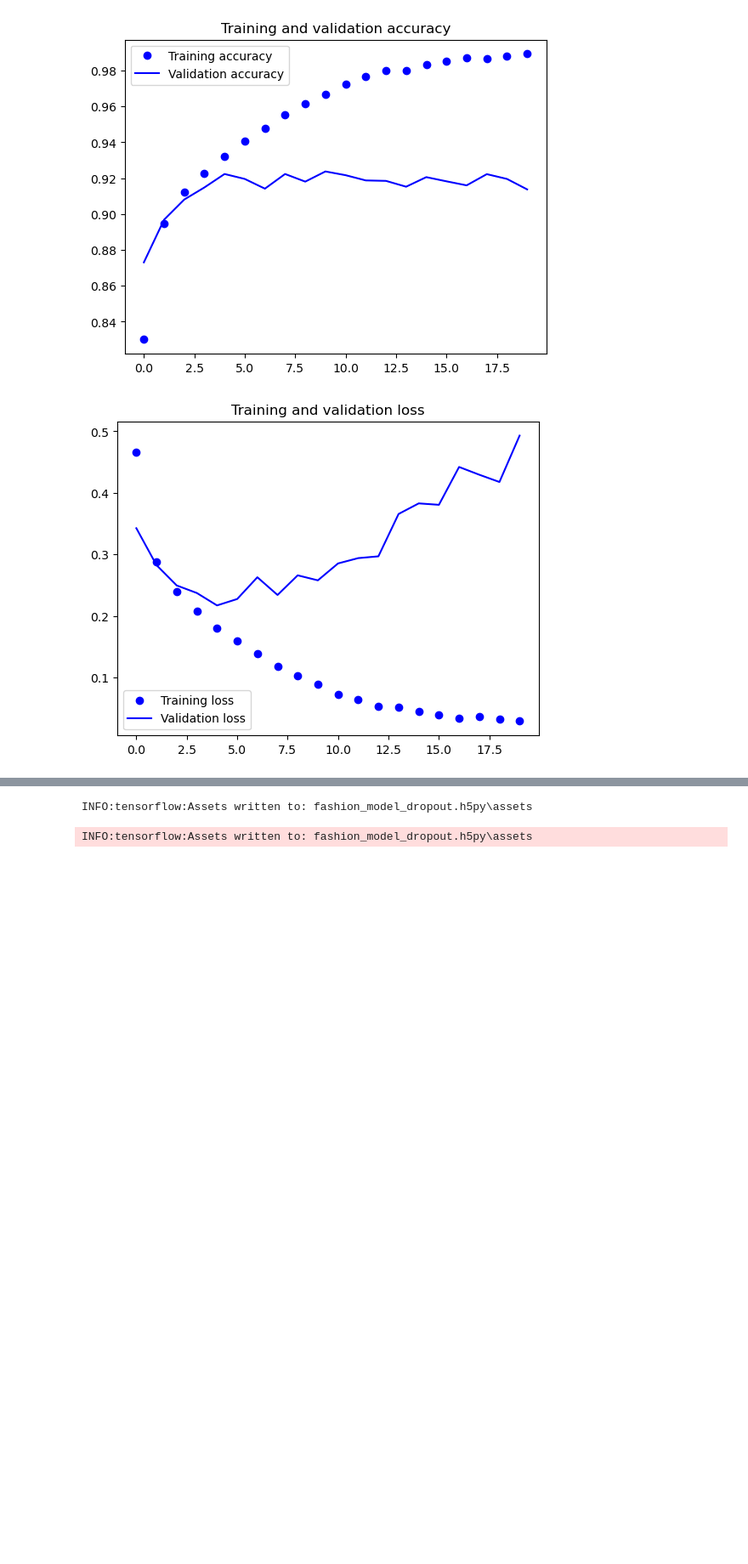
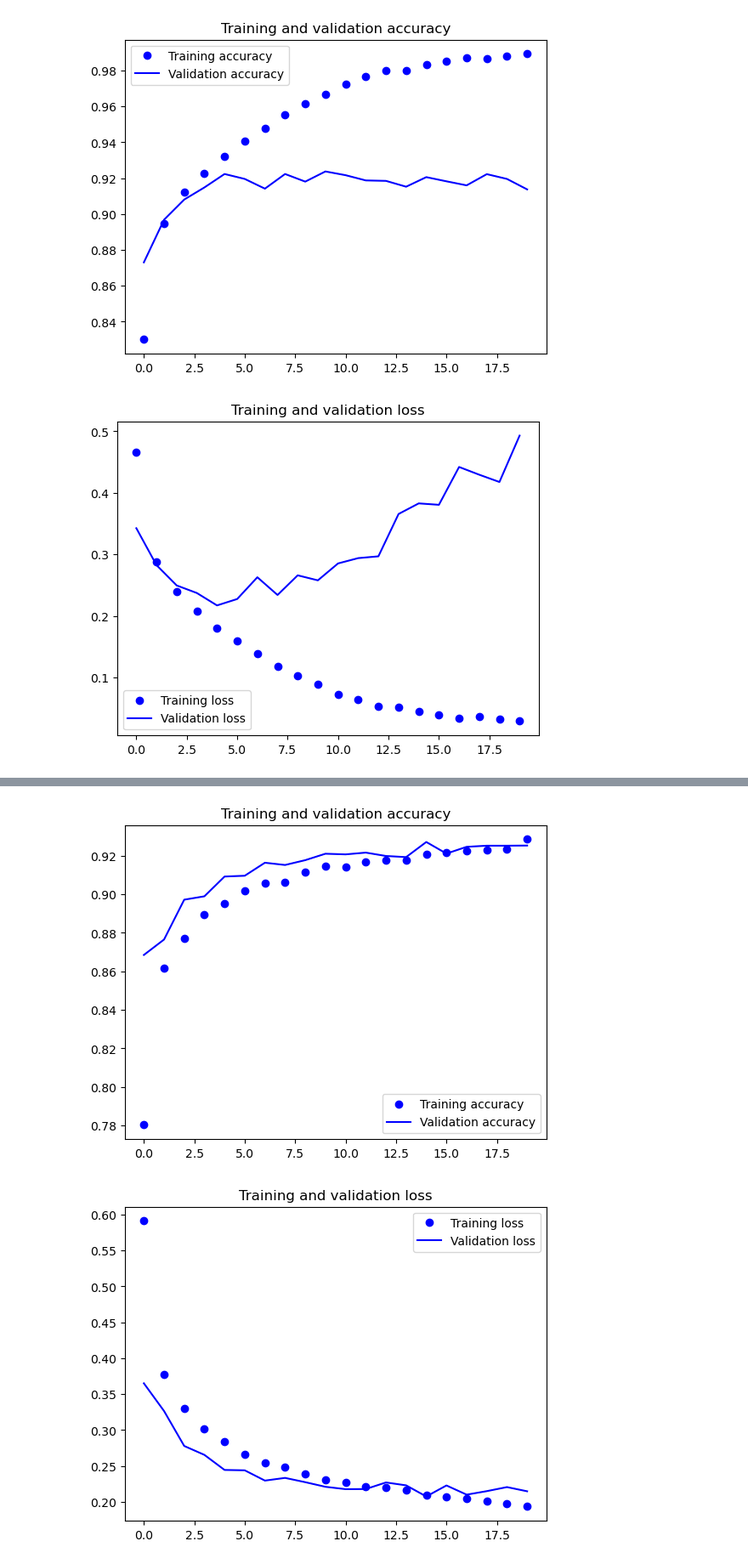
Before and after one commit to vdesai6/intro-to-github, a Jupyter notebook: Neural network basics.ipynb, the cells around one changed output, grey strips where cells are left out. Shown: that part at 85% size. Cells and saved outputs as stored; diff of their text form; code cells hidden in the pictures; blank space fills up the shorter version.

Commit message:
CNN for fashion-MNIST data

```diff
--- a/Neural network basics.ipynb
+++ b/Neural network basics.ipynb
@@ -236,7 +236,27 @@ fashion_model.compile(loss=keras.losses.categorical_crossentropy, optimizer=kera
 #train the model
 fashion_train_dropout = fashion_model.fit(train_X, train_label, batch_size=batch_size,epochs=epochs,verbose=1,validation_data=(valid_X, valid_label))
 
-fashion_model.save("fashion_model_dropout.h5py")
+#evaluate performance of the model
+test_eval = fashion_model.evaluate(test_X, test_Y_one_hot, verbose=1)
+print('Test loss:', test_eval[0])
+print('Test accuracy:', test_eval[1])
+
+#plot the accuracy and loss graphs to show the improvement of the model performance compared to the previosu model
+accuracy = fashion_train_dropout.history['accuracy']
+val_accuracy = fashion_train_dropout.history['val_accuracy']
+loss = fashion_train_dropout.history['loss']
+val_loss = fashion_train_dropout.history['val_loss']
+epochs = range(len(accuracy))
+plt.plot(epochs, accuracy, 'bo', label='Training accuracy')
+plt.plot(epochs, val_accuracy, 'b', label='Validation accuracy')
+plt.title('Training and validation accuracy')
+plt.legend()
+plt.figure()
+plt.plot(epochs, loss, 'bo', label='Training loss')
+plt.plot(epochs, val_loss, 'b', label='Validation loss')
+plt.title('Training and validation loss')
+plt.legend()
+plt.show()
 # %% [output]
 Training data shape :  (60000, 28, 28) (60000,)
 Testing data shape :  (10000, 28, 28) (10000,)
@@ -259,2 +278,2 @@ WARNING:absl:Found untraced functions such as _jit_compiled_convolution_op, _jit
-INFO:tensorflow:Assets written to: fashion_model_dropout.h5py\assets
-INFO:tensorflow:Assets written to: fashion_model_dropout.h5py\assets
+[figure, added]
+[figure, added]
```
Also changed, not shown: parts of 1 cell of this notebook.
